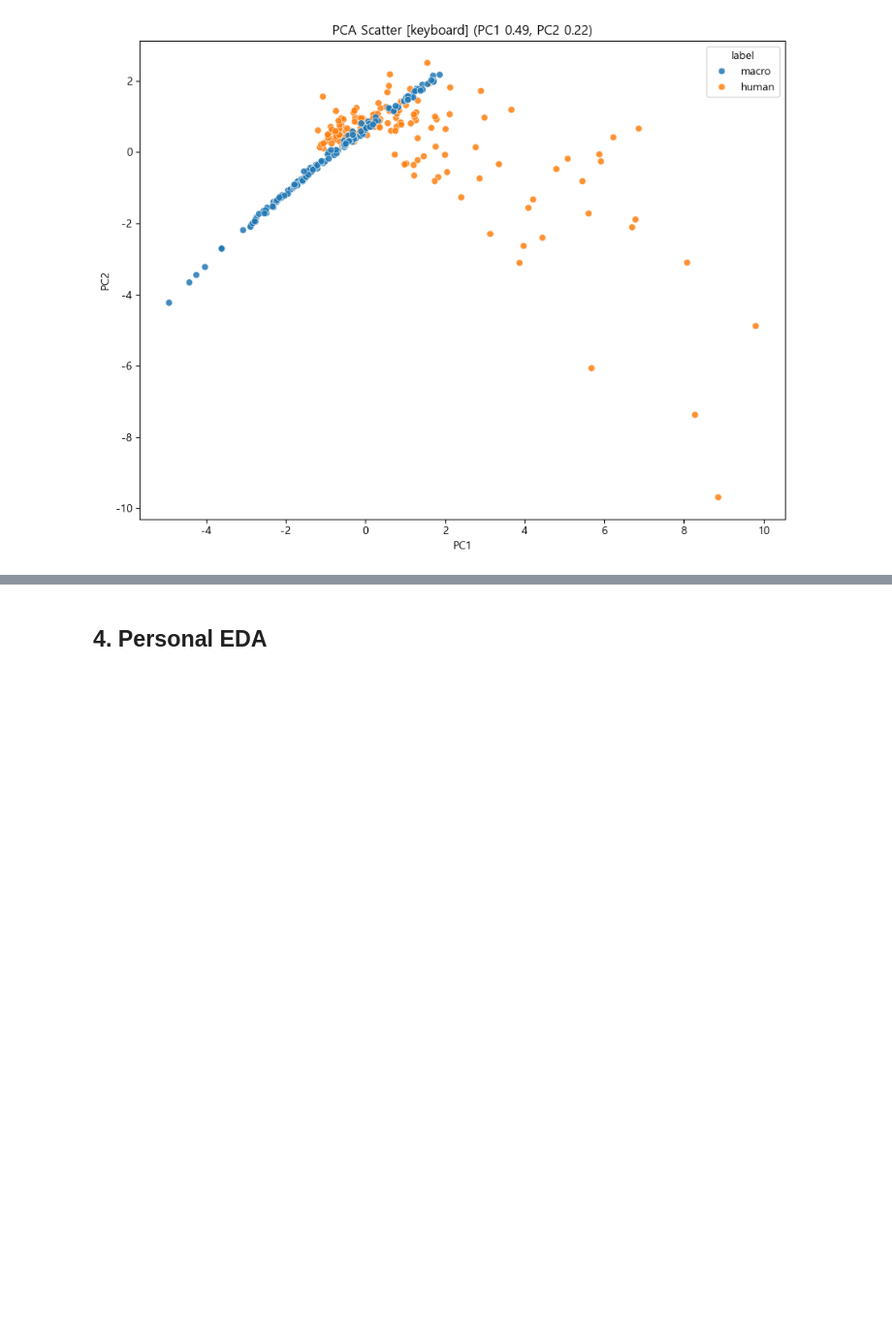
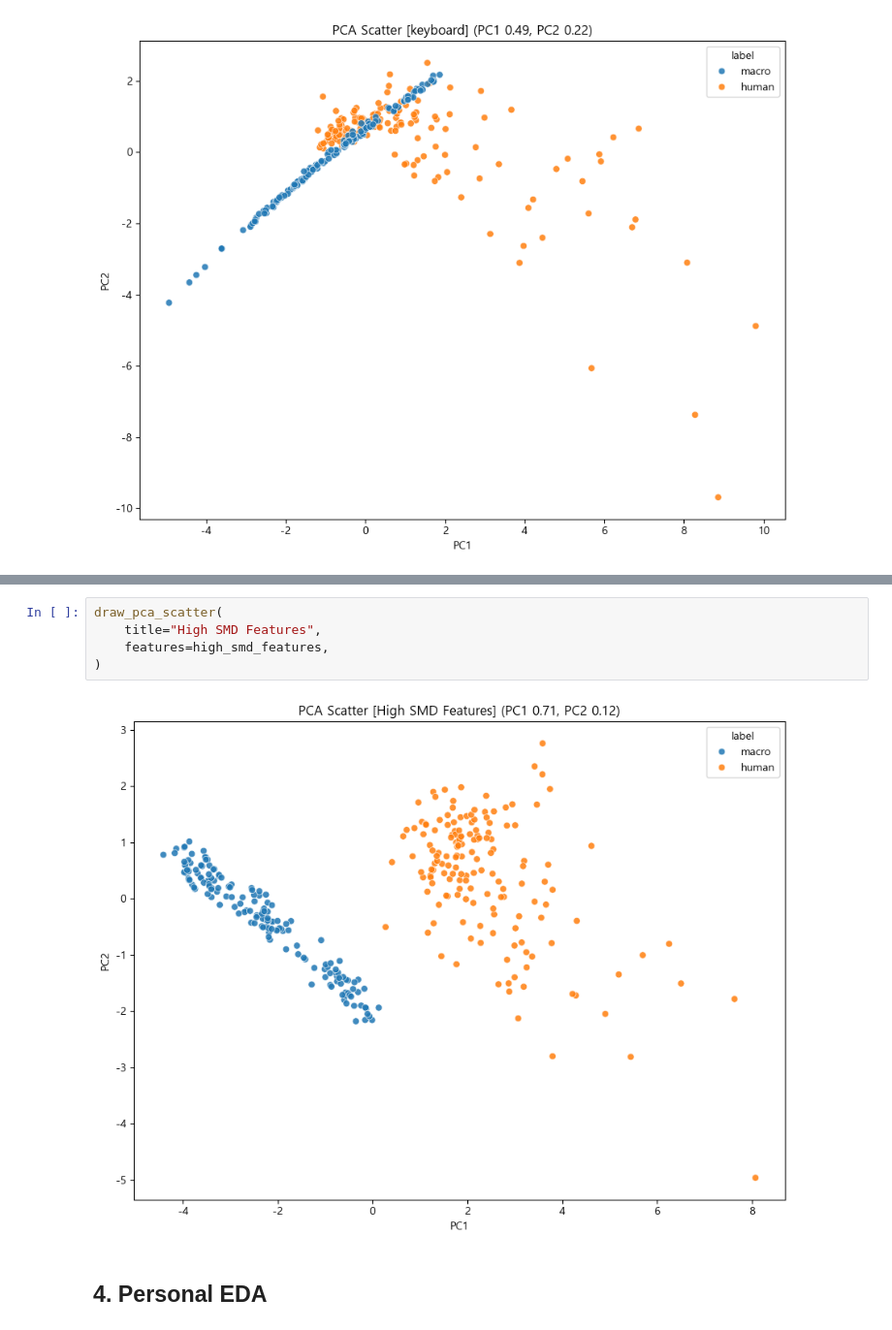
Before and after one commit to Tickle-ticket/Tickle, a Jupyter notebook: services/ai/train/EDA/eda_chan.ipynb, the cells around one changed output, grey strips where cells are left out. Shown at 97% size. Cells and saved outputs as stored; diff of their text form; blank space fills up the shorter version.

Commit message:
[AI] 292 feat: PCA 시각화 기능 추가 (click, mouse, keyboard, all_44, High_SMD_10)

```diff
--- a/services/ai/train/EDA/eda_chan.ipynb
+++ b/services/ai/train/EDA/eda_chan.ipynb
@@ -867,3 +878,10 @@ for group, features in FEATURE_GROUPS.items():
+# %%
+draw_pca_scatter(
+    title="High SMD Features",
+    features=high_smd_features,
+)
+# %% [output]
+[figure, added]
 # %% [markdown]
 ## 4. Personal EDA
 # %% [markdown]
```
Also changed, not shown: parts of 1 cell of this notebook.
